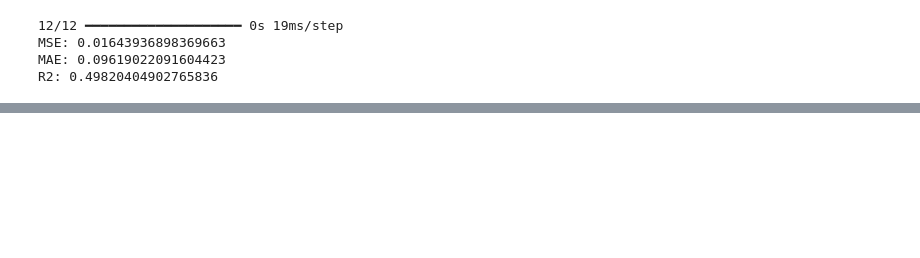
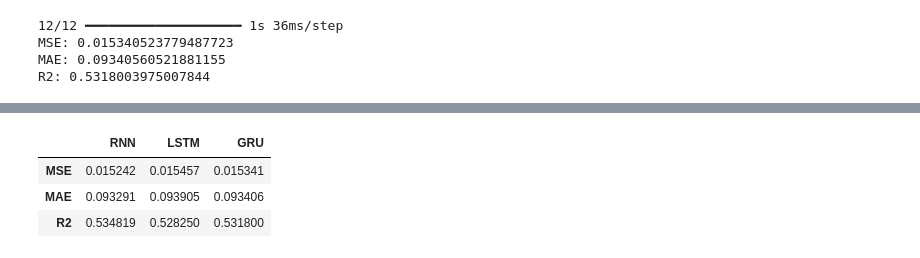
Before and after one commit to max1m111an/6_sem, a Jupyter notebook: ML/lab3/lab3.ipynb, the cells around one changed output, grey strips where cells are left out. Cells and saved outputs as stored; diff of their text form; code cells hidden in the pictures; blank space fills up the shorter version.

```diff
--- a/ML/lab3/lab3.ipynb
+++ b/ML/lab3/lab3.ipynb
@@ -65,7 +86,7 @@ x_train, x_test, y_train, y_test = train_test_split(x, y, test_size=0.25, random
 rnn_model = keras.Sequential([
     layers.Input(shape=(window_size, 1)),
     layers.SimpleRNN(64),
-    layers.Dense(horizon)
+    layers.Dense(1)
 ])
 rnn_model.compile(optimizer='adam', loss='mse', metrics=['mae'])
 history = rnn_model.fit(
@@ -96 +117,9 @@ Epoch 50/50
+# %%
+def evaluate_model(model, x_test, y_test):
+    predictions = model.predict(x_test)
+    return {
+        "MSE": mean_squared_error(y_test, predictions),
+        "MAE": mean_absolute_error(y_test, predictions),
+        "R2": r2_score(y_test, predictions),
+    }
 # %%
@@ -104,7 +131,7 @@ R2: 0.5367807236107385
 lstm_model = keras.Sequential([
     layers.Input(shape=(window_size, 1)),
     layers.LSTM(64),
-    layers.Dense(horizon)
+    layers.Dense(1)
 ])
 lstm_model.compile(optimizer='adam', loss='mse', metrics=['mae'])
 history = lstm_model.fit(
@@ -143,7 +170,7 @@ R2: 0.5334227754777972
 gru_model = keras.Sequential([
     layers.Input(shape=(window_size, 1)),
     layers.GRU(64),
-    layers.Dense(horizon)
+    layers.Dense(1)
 ])
 gru_model.compile(optimizer='adam', loss='mse', metrics=['mae'])
 history = gru_model.fit(
@@ -174,7 +201,13 @@ Epoch 50/50
 # %%
-evaluate_model(gru_model, x_test, y_test)
+print(evaluate_model(gru_model, x_test, y_test))
 # %% [output]
-12/12 ━━━━━━━━━━━━━━━━━━━━ 0s 19ms/step
-MSE: 0.01643936898369663
-MAE: 0.09619022091604423
-R2: 0.49820404902765836
+12/12 ━━━━━━━━━━━━━━━━━━━━ 1s 36ms/step
+MSE: 0.015340523779487723
+MAE: 0.09340560521881155
+R2: 0.5318003975007844
+# %%
+display(pd.DataFrame({'RNN': evaluate_model(rnn_model, x_test, y_test),
+                      'LSTM': evaluate_model(lstm_model, x_test, y_test),
+                      'GRU': evaluate_model(gru_model, x_test, y_test),
+                    }))
+# %% [output]
@@ -180,0 +217,4 @@ R2: 0.49820404902765836
+|  | RNN | LSTM | GRU |
+| MSE | 0.015242 | 0.015457 | 0.015341 |
+| MAE | 0.093291 | 0.093905 | 0.093406 |
+| R2 | 0.534819 | 0.528250 | 0.531800 |
```
Also changed, not shown: parts of 15 cells of this notebook.
